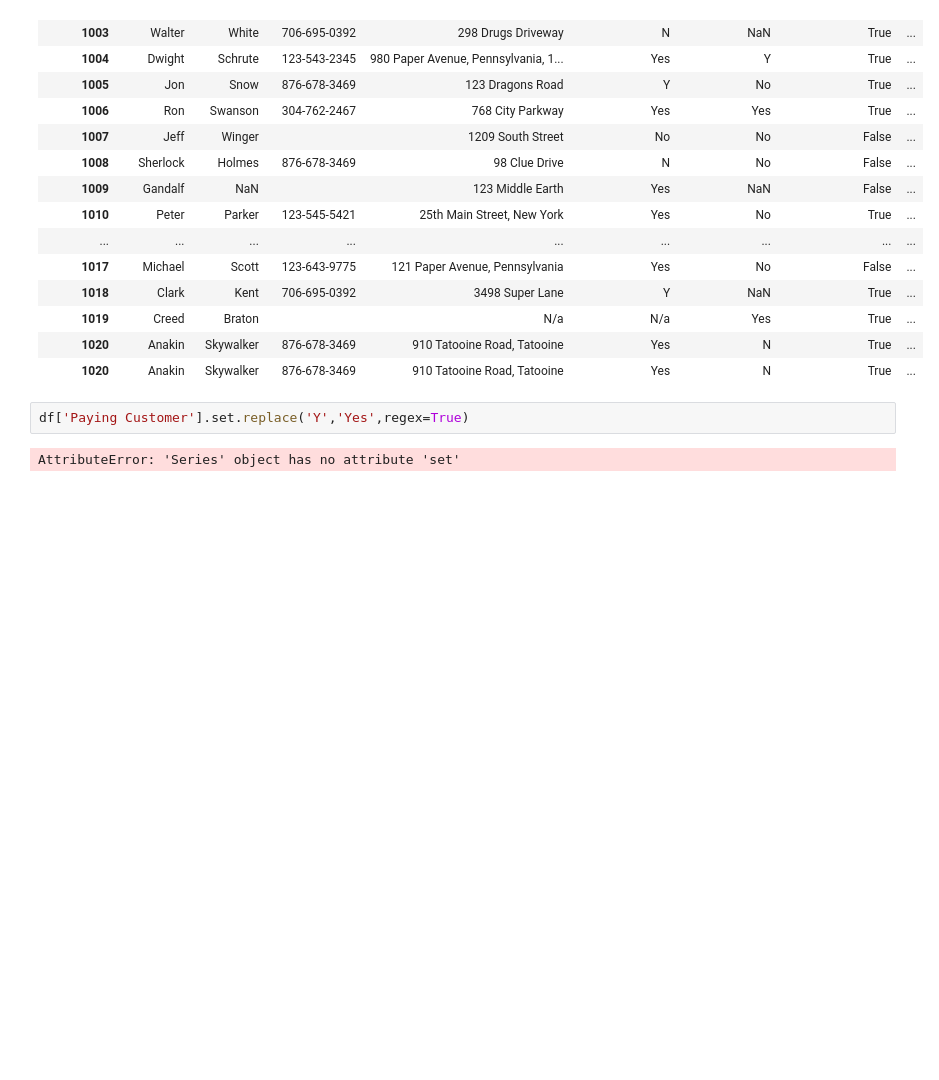
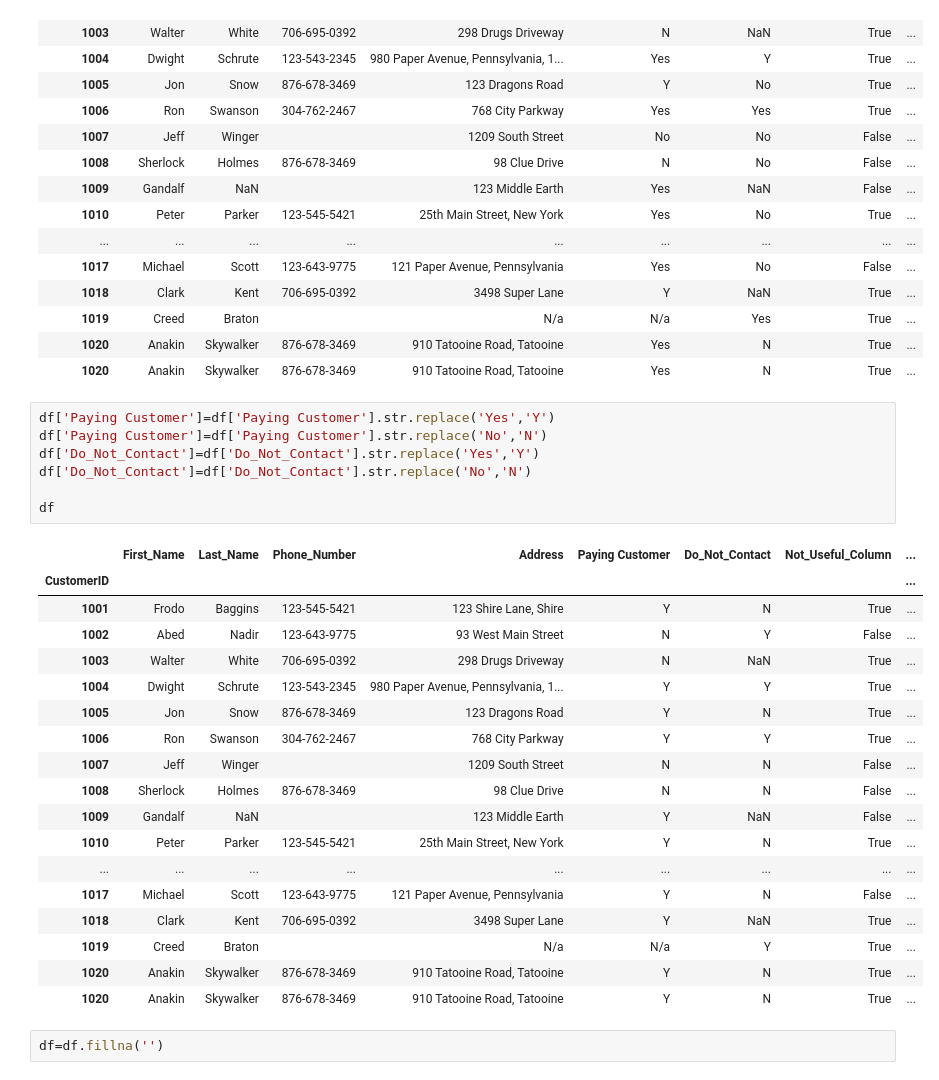
Before and after one commit to Abdelrhman129/my-_colab_notbook, a Jupyter notebook: Data_Anlalysis_Phython.ipynb, the cells around one changed output. Saved outputs shown, nothing was run; the diff lists cells and outputs as text; blank space fills up the shorter version.

```diff
--- a/Data_Anlalysis_Phython.ipynb
+++ b/Data_Anlalysis_Phython.ipynb
@@ -1132,7 +1151,31 @@ df
 | 1019 | Creed | Braton |  | N/a | N/a | Yes | True | ... |
 | 1020 | Anakin | Skywalker | 876-678-3469 | 910 Tatooine Road, Tatooine | Yes | N | True | ... |
 | 1020 | Anakin | Skywalker | 876-678-3469 | 910 Tatooine Road, Tatooine | Yes | N | True | ... |
-# %%
-df['Paying Customer'].set.replace('Y','Yes',regex=True)
-# %% [output]
-AttributeError: 'Series' object has no attribute 'set'
+# %%
+df['Paying Customer']=df['Paying Customer'].str.replace('Yes','Y')
+df['Paying Customer']=df['Paying Customer'].str.replace('No','N')
+df['Do_Not_Contact']=df['Do_Not_Contact'].str.replace('Yes','Y')
+df['Do_Not_Contact']=df['Do_Not_Contact'].str.replace('No','N')
+
+df
+# %% [output]
+|  | First_Name | Last_Name | Phone_Number | Address | Paying Customer | Do_Not_Contact | Not_Useful_Column | ... |
+| CustomerID |  |  |  |  |  |  |  | ... |
+| 1001 | Frodo | Baggins | 123-545-5421 | 123 Shire Lane, Shire | Y | N | True | ... |
+| 1002 | Abed | Nadir | 123-643-9775 | 93 West Main Street | N | Y | False | ... |
+| 1003 | Walter | White | 706-695-0392 | 298 Drugs Driveway | N | NaN | True | ... |
+| 1004 | Dwight | Schrute | 123-543-2345 | 980 Paper Avenue, Pennsylvania, 1... | Y | Y | True | ... |
+| 1005 | Jon | Snow | 876-678-3469 | 123 Dragons Road | Y | N | True | ... |
+| 1006 | Ron | Swanson | 304-762-2467 | 768 City Parkway | Y | Y | True | ... |
+| 1007 | Jeff | Winger |  | 1209 South Street | N | N | False | ... |
+| 1008 | Sherlock | Holmes | 876-678-3469 | 98 Clue Drive | N | N | False | ... |
+| 1009 | Gandalf | NaN |  | 123 Middle Earth | Y | NaN | False | ... |
+| 1010 | Peter | Parker | 123-545-5421 | 25th Main Street, New York | Y | N | True | ... |
+| ... | ... | ... | ... | ... | ... | ... | ... | ... |
+| 1017 | Michael | Scott | 123-643-9775 | 121 Paper Avenue, Pennsylvania | Y | N | False | ... |
+| 1018 | Clark | Kent | 706-695-0392 | 3498 Super Lane | Y | NaN | True | ... |
+| 1019 | Creed | Braton |  | N/a | N/a | Y | True | ... |
+| 1020 | Anakin | Skywalker | 876-678-3469 | 910 Tatooine Road, Tatooine | Y | N | True | ... |
+| 1020 | Anakin | Skywalker | 876-678-3469 | 910 Tatooine Road, Tatooine | Y | N | True | ... |
+# %%
+df=df.fillna('')
```
Also changed, not shown: parts of 10 cells of this notebook.
